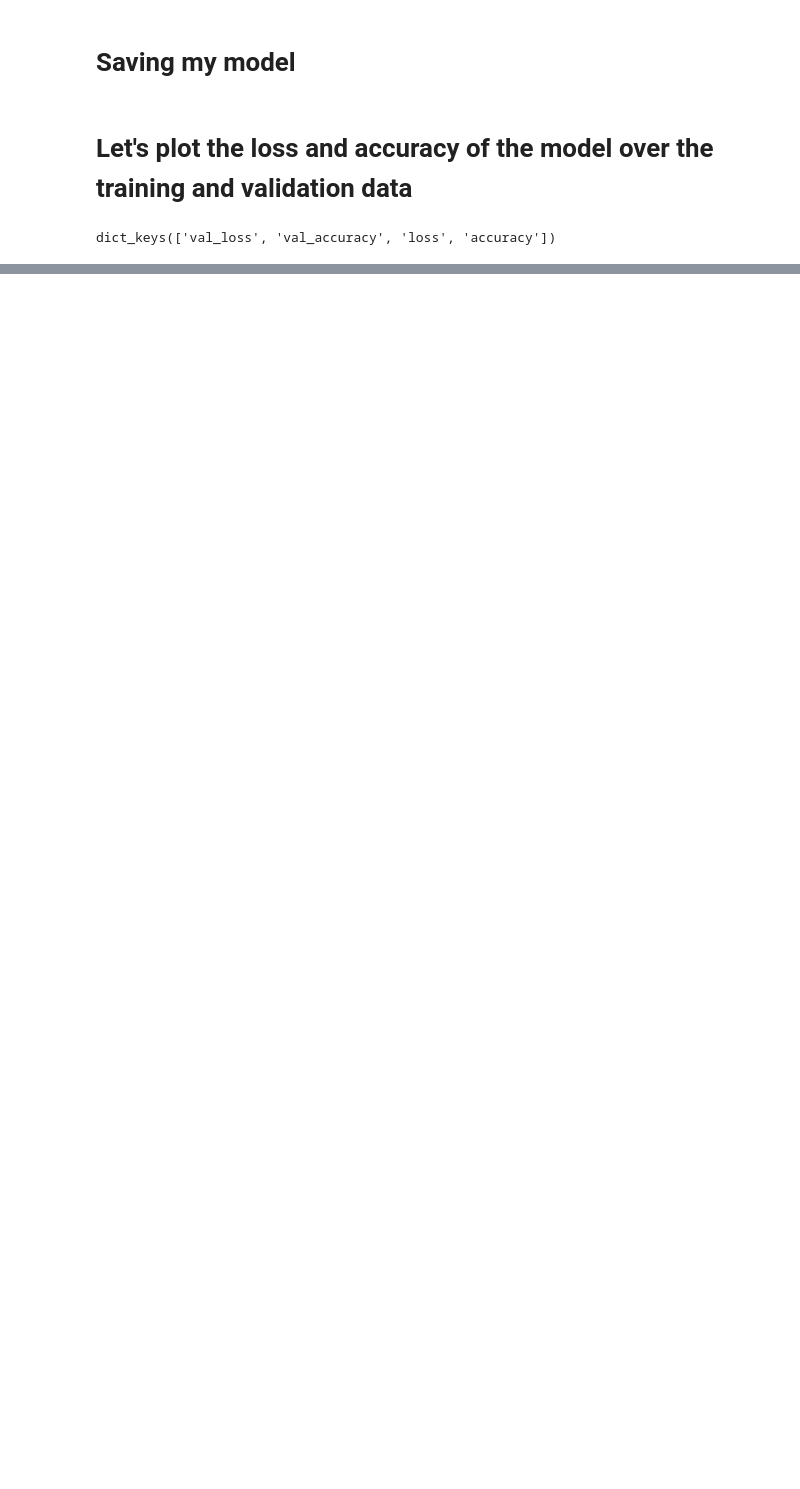
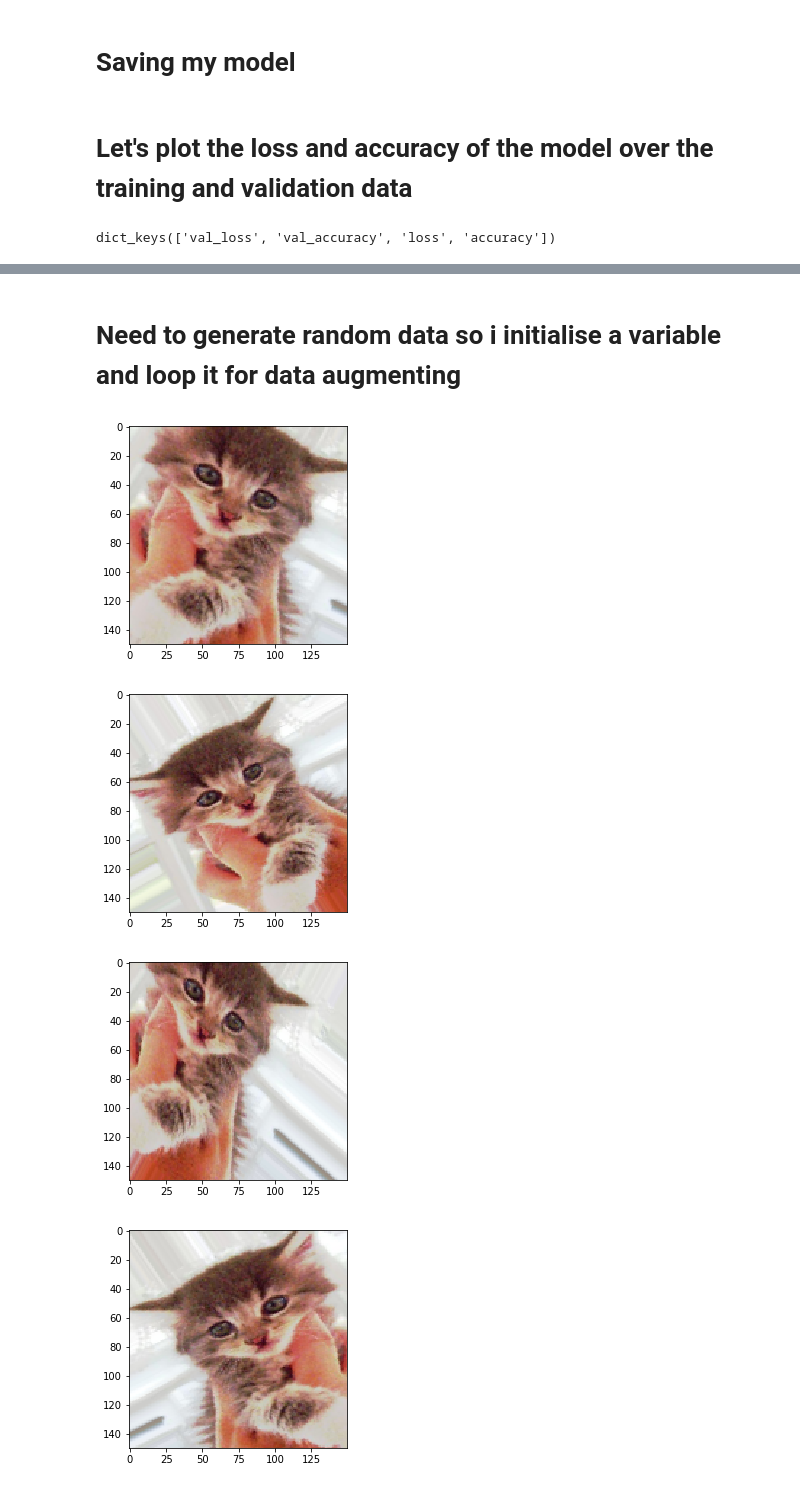
Before and after one commit to bullet400/house, a Jupyter notebook: Cats_and_Dogs.ipynb, the cells around one changed output, grey strips where cells are left out. Drawn from its saved outputs; the diff is of its cells as text; code cells hidden in the pictures; blank space fills up the shorter version.

```diff
--- a/Cats_and_Dogs.ipynb
+++ b/Cats_and_Dogs.ipynb
@@ -186,0 +221,16 @@ Text(0, 0.5, 'Training Loss')
+# %% [markdown]
+# Need to generate random data so i initialise a variable and loop it for data augmenting
+# %%
+i =0
+for batch in data_gene.flow(x, batch_size =1):
+    plt.figure(i)
+    plot_image =plt.imshow(image.array_to_img(batch[0]))
+    i =i +1
+    if i % 4 ==0:
+        break
+    plt.show()
+# %% [output]
+[figure, added]
+[figure, added]
+[figure, added]
+[figure, added]
```
Also changed, not shown: parts of 21 cells of this notebook.
